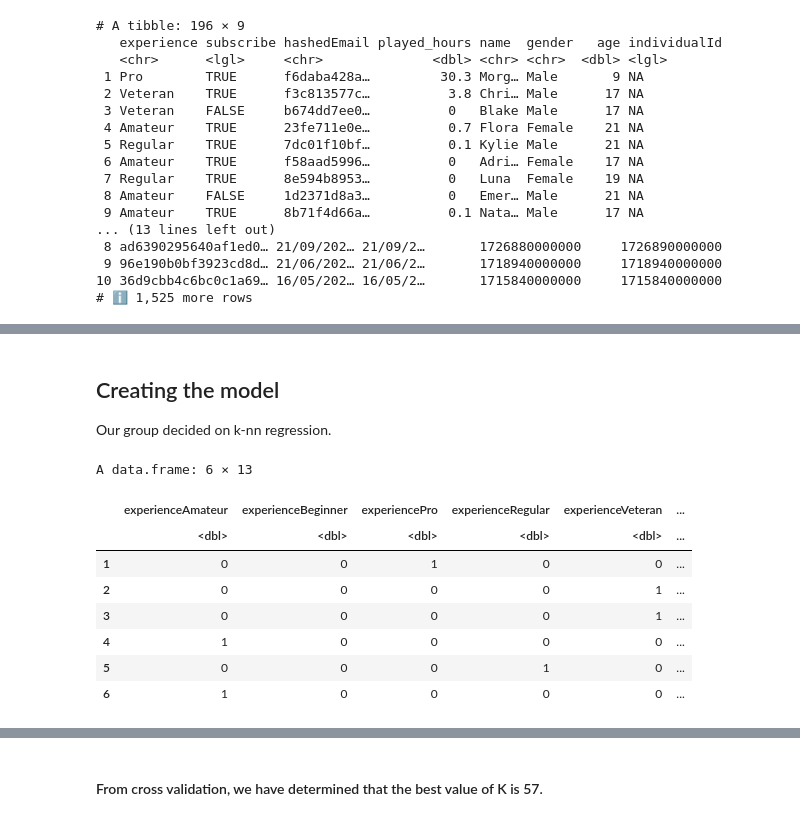
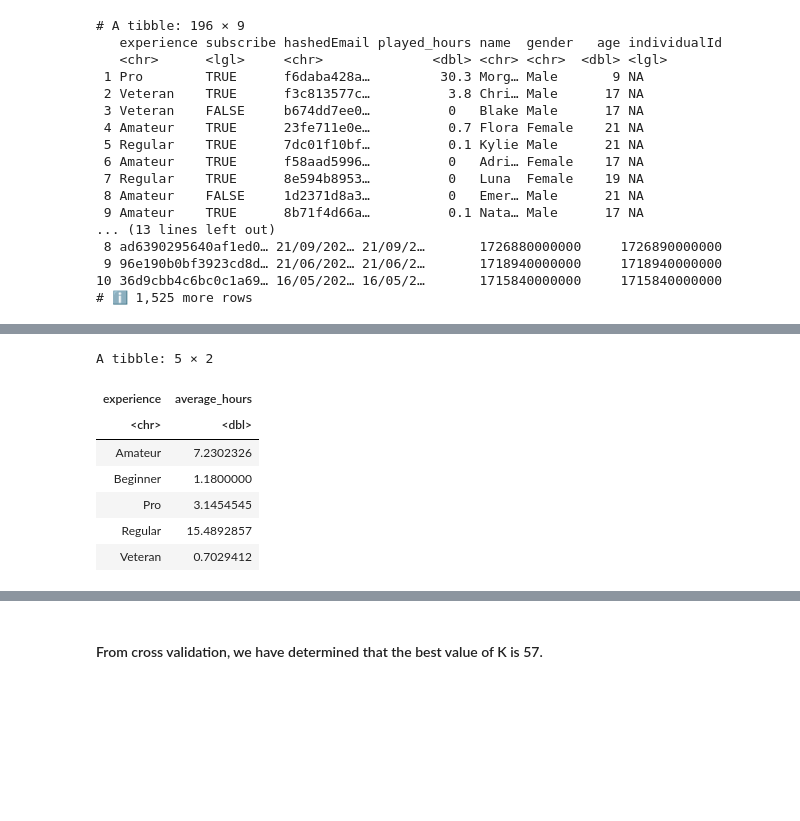
Before and after one commit to yuunvis/Group-Project, a Jupyter notebook: group_project.ipynb, the cells around one changed output, grey strips where cells are left out. Drawn from its saved outputs; the diff is of its cells as text; code cells hidden in the pictures; blank space fills up the shorter version.

```diff
--- a/group_project.ipynb
+++ b/group_project.ipynb
@@ -177,3 +119,0 @@ plot4
-# %% [markdown]
-## Creating the model
-Our group decided on k-nn regression.
@@ -183,17 +125,29 @@ Our group decided on k-nn regression.
 # %%
-#For experience and gender:
-minecraft_select<-play_data_select|>
-            select(experience,gender, played_hours)
-dummy<-dummyVars("~ .", data = minecraft_select)
-final_minecraft_data<- data.frame(predict(dummy, newdata=minecraft_select))
-head(final_minecraft_data)
+#Mutating for experience and gender:
+minecraft_train_1<-minecraft_train|>
+                  mutate(experience_num = case_when(experience == "Veteran" ~ 5,
+                                                    experience == "Pro" ~ 4,
+                                                    experience == "Regular" ~ 3,
+                                                    experience =="Amateur" ~ 2,
+                                                    experience == "Beginner" ~ 1))|>
+                  mutate(gender_num = case_when(gender == "Male" ~ 0,
+                                                gender =="Female" ~ 1,
+                                                gender =="Agender" ~ 2,
+                                                gender =="Non-binary" ~2,
+                                                gender =="Two-Spirted" ~2,
+                                                gender =="Other" ~2,
+                                                gender =="Prefer Not to Say" ~2))
-# %% [output]
-A data.frame: 6 × 13
-|  | experienceAmateur | experienceBeginner | experiencePro | experienceRegular | experienceVeteran | ... |
-|  | <dbl> | <dbl> | <dbl> | <dbl> | <dbl> | ... |
-| 1 | 0 | 0 | 1 | 0 | 0 | ... |
-| 2 | 0 | 0 | 0 | 0 | 1 | ... |
-| 3 | 0 | 0 | 0 | 0 | 1 | ... |
-| 4 | 1 | 0 | 0 | 0 | 0 | ... |
-| 5 | 0 | 0 | 0 | 1 | 0 | ... |
-| 6 | 1 | 0 | 0 | 0 | 0 | ... |
+# %%
+mean_play<- minecraft_train_1|>
+group_by(experience)|>
+    summarize(average_hours=mean(played_hours))
+mean_play
+# %% [output]
+A tibble: 5 × 2
+| experience | average_hours |
+| <chr> | <dbl> |
+| Amateur | 7.2302326 |
+| Beginner | 1.1800000 |
+| Pro | 3.1454545 |
+| Regular | 15.4892857 |
+| Veteran | 0.7029412 |
```
Also changed, not shown: parts of 17 cells of this notebook.
